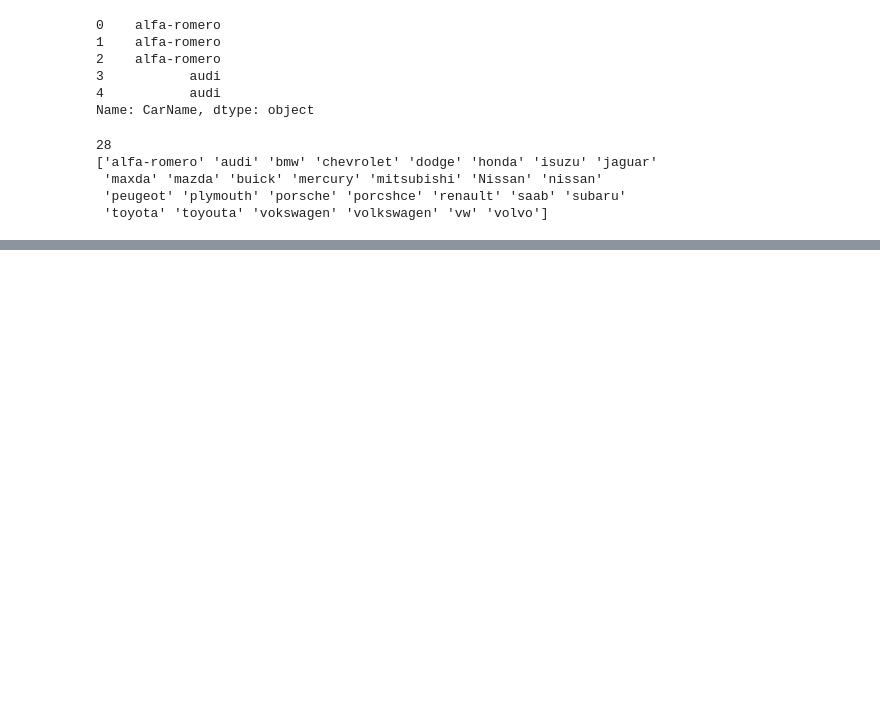
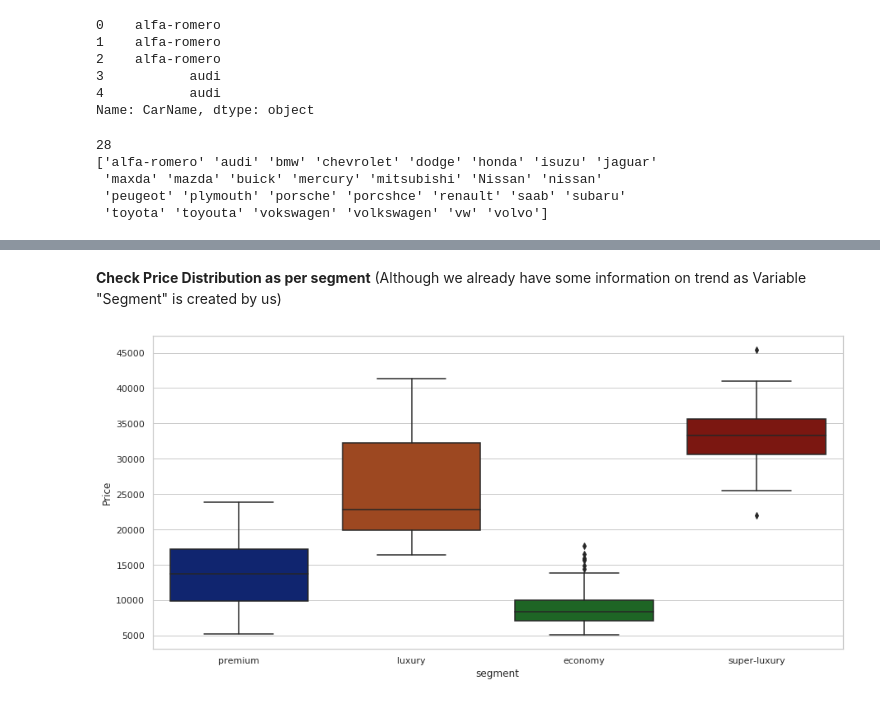
Before and after one commit to HemantTiwariGitHub/IntelligenceCodes, a Jupyter notebook: CarPriceAssignment.ipynb, the cells around one changed output, grey strips where cells are left out. Drawn from its saved outputs; the diff is of its cells as text; code cells hidden in the pictures; blank space fills up the shorter version.

```diff
--- a/CarPriceAssignment.ipynb
+++ b/CarPriceAssignment.ipynb
@@ -101,0 +287,4 @@ print (Manufacturers)
+# %%
+
+
+carPrices['mean'] = carPrices.groupby('CarName')['price'].transform('mean')
@@ -101,0 +300,19 @@ print (Manufacturers)
+# %%
+def assignSegment(price):
+    if((price < 10000)):
+      return "economy"
+    if((price >=10000) & (price <20000)):
+      return "premium"
+    if((price >=20000) & (price <30000)):
+      return "luxury"
+    if(price >=30000):
+      return "super-luxury"
+# %%
+carPrices['segment'] = carPrices['mean'].apply(assignSegment)
+# %% [markdown]
+**Check Price Distribution as per segment**
+(Although we already have some information on trend as Variable "Segment" is created by us)
+# %%
+plotBox('segment', carPrices)
+# %% [output]
+[figure, added]
```
Also changed, not shown: parts of 92 cells of this notebook.
